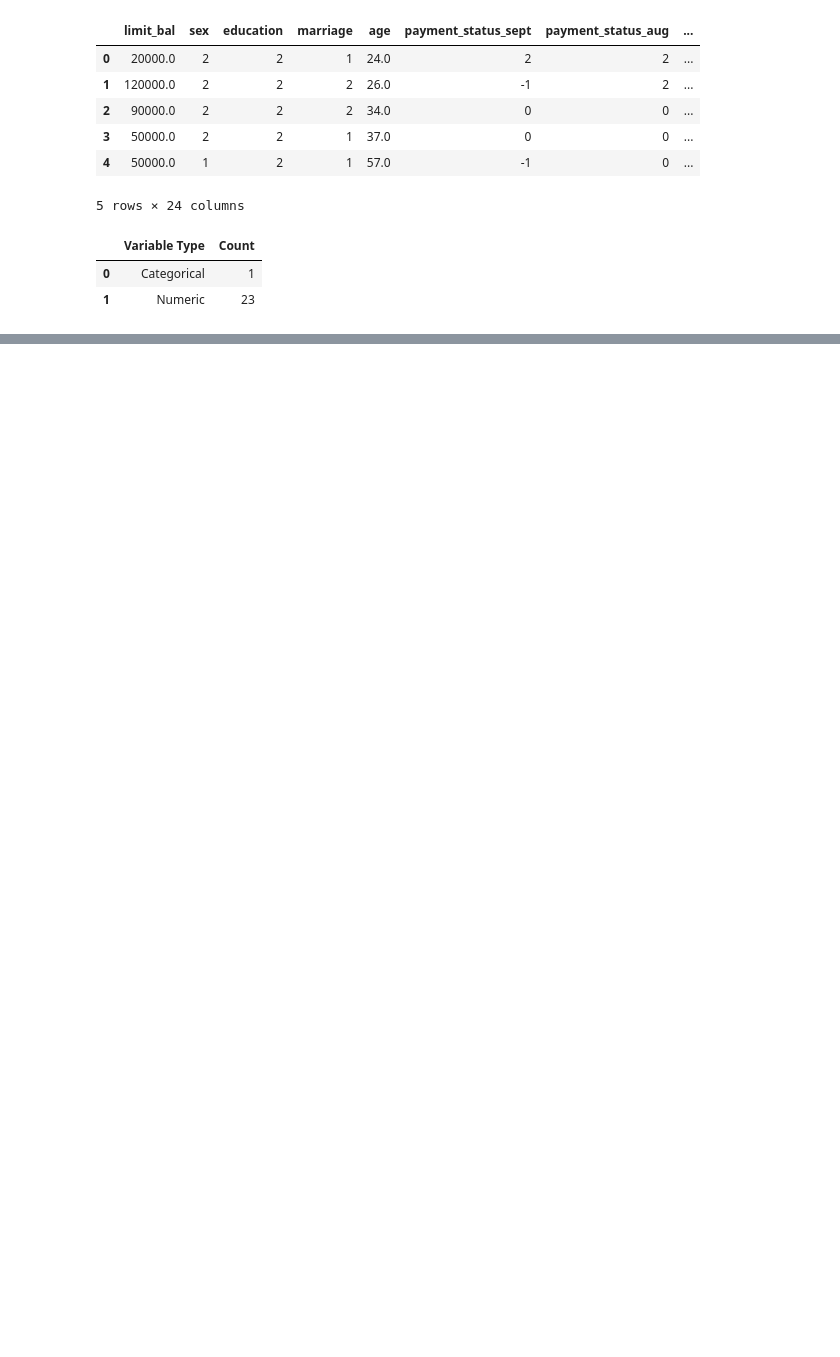
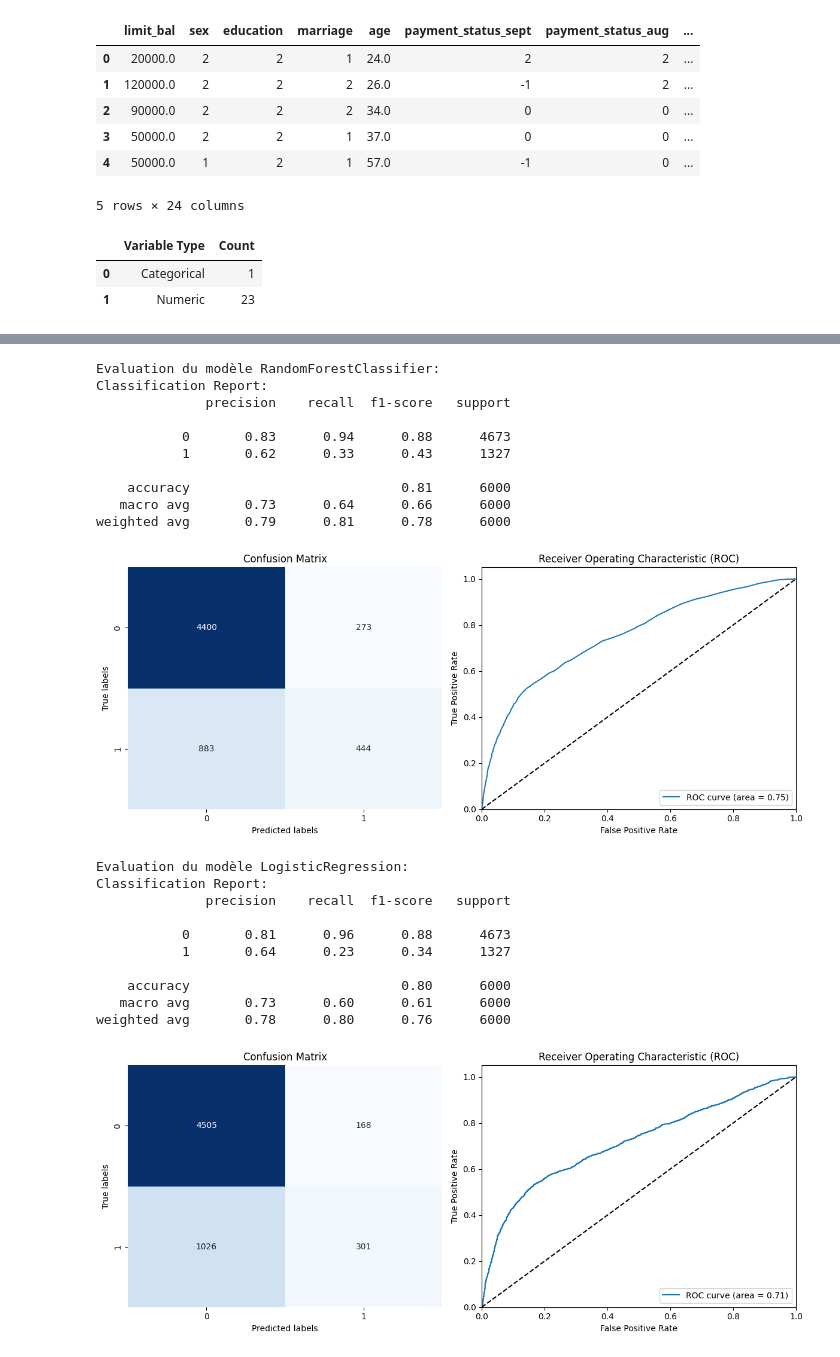
Before and after one commit to guymartial80/Risk_Default, a Jupyter notebook: Notebook_risk.ipynb, the cells around one changed output, grey strips where cells are left out. Drawn from its saved outputs; the diff is of its cells as text; code cells hidden in the pictures; blank space fills up the shorter version.

```diff
--- a/Notebook_risk.ipynb
+++ b/Notebook_risk.ipynb
@@ -542 +551,3 @@ numerical_vars
+# %%
+X_typed = pd.concat([df[categorical_vars], df[ordinal_vars], df[numerical_vars]], axis=1)
 # %%
@@ -578,9 +608,6 @@ X_pipeline = Pipeline(steps=[
 # %%
-# # Séparation des données d'entrainement, de validation et de test
+# Séparation des données d'entrainement, de validation et de test
 from sklearn.model_selection import train_test_split
 
-X_train, X_temp, y_train, y_temp = train_test_split(X, y, test_size=0.6, random_state = seed, stratify = y)
+X_train, X_temp, y_train, y_temp = train_test_split(X_typed, y, test_size=0.4, random_state = seed, stratify = y)
 X_val, X_test, y_val, y_test = train_test_split(X_temp, y_temp, test_size = 0.5, random_state = seed, stratify = y_temp)
-# %%
-# Entraîner le modèle
-X_pipeline.fit(X_train, y_train)
@@ -611,0 +614,5 @@ weighted avg       0.79      0.81      0.79      9000
+# %%
+# Entraîner les deux modèles sur les données d'entraînement
+for model_name, pipeline in pipelines.items():
+    print(f"Entraînement du modèle {model_name}:")
+    pipeline.fit(X_train, y_train)
@@ -657,0 +624,25 @@ nan
+# %%
+evaluate_and_find_best_model(pipelines, X_val, y_val, X_train, y_train, X_test, y_test)
+# %% [output]
+Evaluation du modèle RandomForestClassifier:
+Classification Report:
+              precision    recall  f1-score   support
+
+           0       0.83      0.94      0.88      4673
+           1       0.62      0.33      0.43      1327
+
+    accuracy                           0.81      6000
+   macro avg       0.73      0.64      0.66      6000
+weighted avg       0.79      0.81      0.78      6000
+[figure, added]
+Evaluation du modèle LogisticRegression:
+Classification Report:
+              precision    recall  f1-score   support
+
+           0       0.81      0.96      0.88      4673
+           1       0.64      0.23      0.34      1327
+
+    accuracy                           0.80      6000
+   macro avg       0.73      0.60      0.61      6000
+weighted avg       0.78      0.80      0.76      6000
+[figure, added]
```
Also changed, not shown: parts of 45 cells of this notebook, 2 other files.
